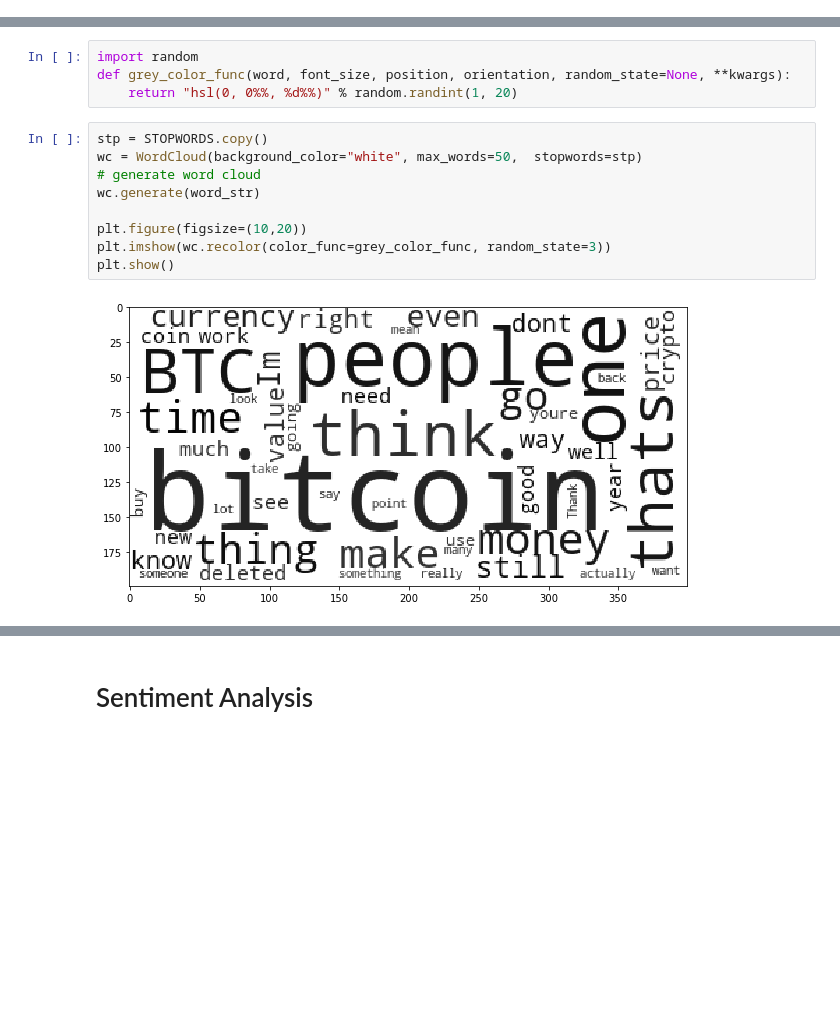
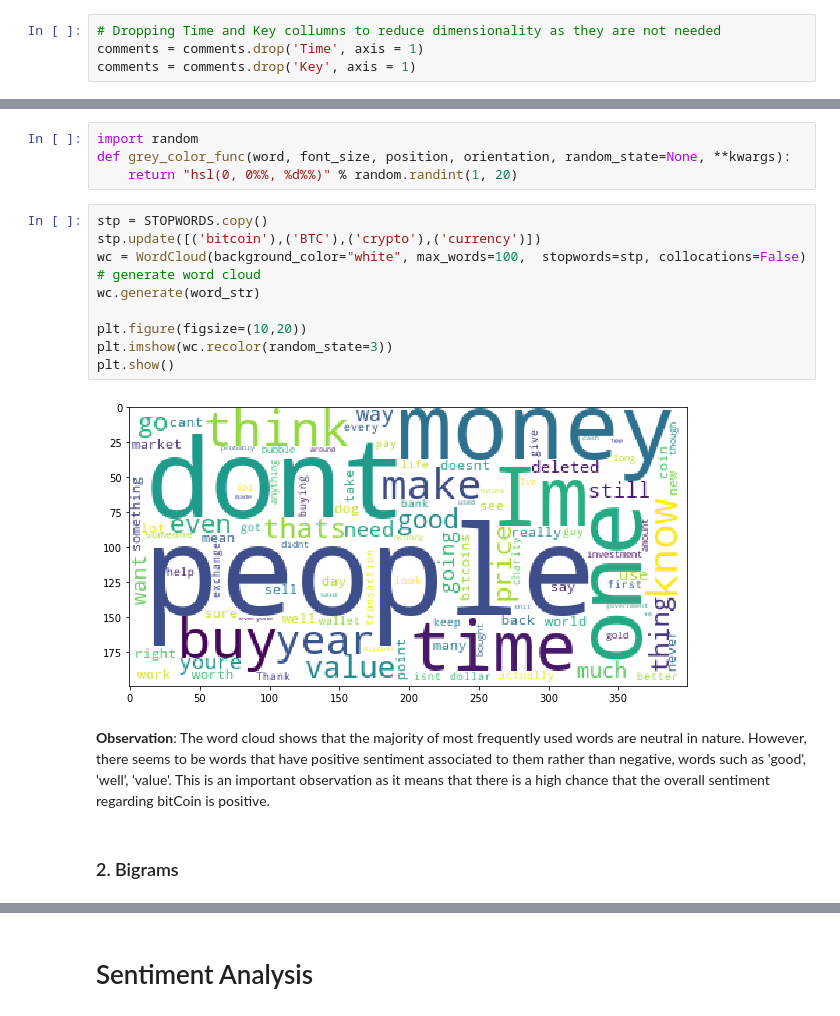
Before and after one commit to mikeFam/MSA_2020_Phase2_DataScience, a Jupyter notebook: Business_Case/BitCoinSentimentAnalysis.ipynb, the cells around one changed output, grey strips where cells are left out. Drawn from its saved outputs; the diff is of its cells as text; blank space fills up the shorter version.

```diff
--- a/Business_Case/BitCoinSentimentAnalysis.ipynb
+++ b/Business_Case/BitCoinSentimentAnalysis.ipynb
@@ -18,3 +36,7 @@ comments.head()
+# %%
+# Dropping Time and Key collumns to reduce dimensionality as they are not needed
+comments = comments.drop('Time', axis = 1)
+comments = comments.drop('Key', axis = 1)
 # %%
 comments.shape
 # %% [output]
@@ -80,12 +106,17 @@ def grey_color_func(word, font_size, position, orientation, random_state=None, *
     return "hsl(0, 0%%, %d%%)" % random.randint(1, 20)
 # %%
 stp = STOPWORDS.copy()
-wc = WordCloud(background_color="white", max_words=50,  stopwords=stp)
+stp.update([('bitcoin'),('BTC'),('crypto'),('currency')])
+wc = WordCloud(background_color="white", max_words=100,  stopwords=stp, collocations=False)
 # generate word cloud
 wc.generate(word_str)
 
 plt.figure(figsize=(10,20))
-plt.imshow(wc.recolor(color_func=grey_color_func, random_state=3))
+plt.imshow(wc.recolor(random_state=3))
 plt.show()
 # %% [output]
-[figure, old version]
+[figure, new version]
+# %% [markdown]
+__Observation__: The word cloud shows that the majority of most frequently used words are neutral in nature. However, there seems to be words that have positive sentiment associated to them rather than negative, words such as 'good', 'well', 'value'. This is an important observation as it means that there is a high chance that the overall sentiment regarding bitCoin is positive.
+# %% [markdown]
+### 2. Bigrams
```
Also changed, not shown: parts of 51 cells of this notebook, 2 other files.
